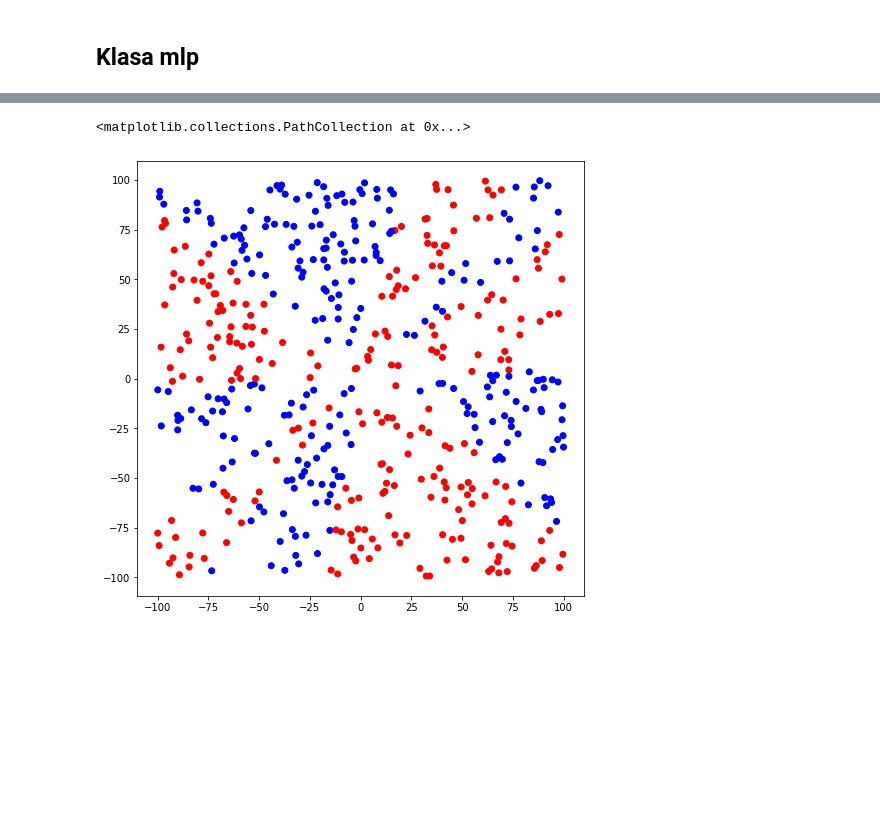
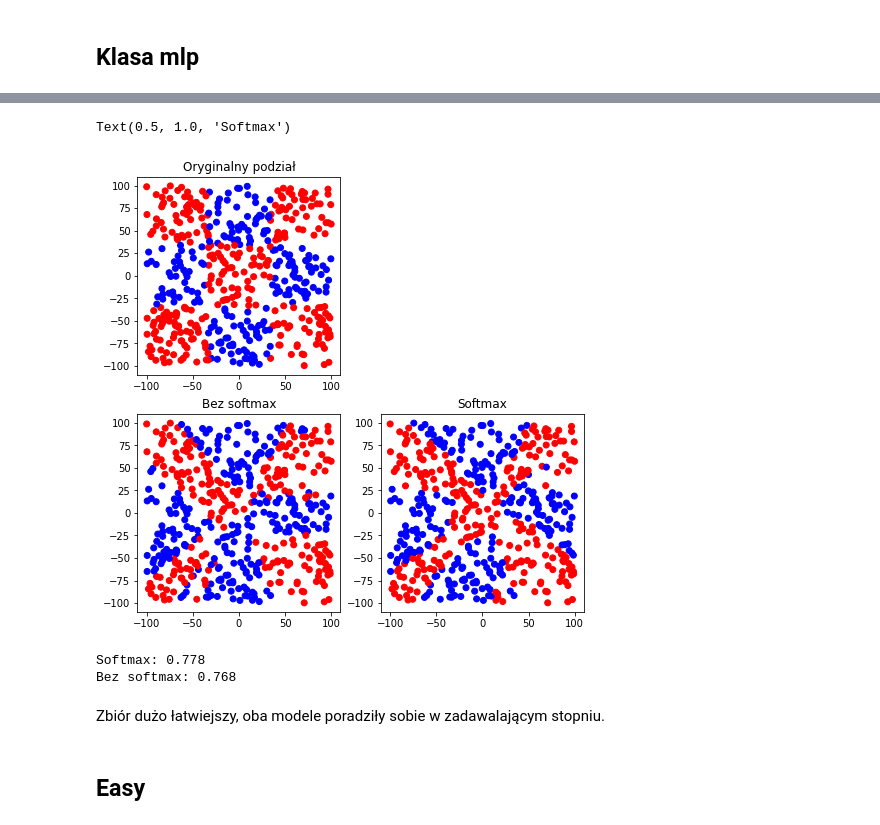
Before and after one commit to bartoszrozek/Metody-Inteligencji-Obliczeniowej, a Jupyter notebook: zadania/Lab4.ipynb, the cells around one changed output, grey strips where cells are left out. Drawn from its saved outputs; the diff is of its cells as text; code cells hidden in the pictures; blank space fills up the shorter version.

```diff
--- a/zadania/Lab4.ipynb
+++ b/zadania/Lab4.ipynb
@@ -219,3 +248,10 @@ plt.scatter(train_df['x'], train_df['y'], c=prob, cmap=matplotlib.colors.ListedC
 # %%
 train_df = pd.read_csv('mio_data/classification/xor3-training.csv')
 test_df = pd.read_csv('mio_data/classification/xor3-test.csv')
+
+x = np.asarray(train_df[['x', 'y']])
+x_test = np.asarray(test_df[['x', 'y']])
+c = np.asarray(train_df['c']).reshape(-1, 1)
+c_test = np.asarray(test_df['c']).reshape(-1, 1)
+
+encoded = to_categorical(c)
@@ -239,8 +258,40 @@ mlp.learn(x = x, y = p, alpha = 0.01, iterations = 100)
-# %%
-prob = mlp.classify(x)
-
-fig = plt.figure(figsize=(8,8))
-plt.scatter(train_df['x'], train_df['y'], c=prob, cmap=matplotlib.colors.ListedColormap(colors))
-# %% [output]
-<matplotlib.collections.PathCollection at 0x...>
-[figure, removed]
+# %%
+layers = [2, 20, 2]
+mlp = MLP(layers = layers, weights_biases = "Random",
+          activation_function = "sigmoid", softmax_method = False)
+
+mlp.learn(x = x, y = encoded, alpha = 0.01, iterations = 3000, method = "Momentum", var =0.5)
+
+mlp_softmax = MLP(layers = layers, weights_biases = "Random",
+          activation_function = "sigmoid", softmax_method = True)
+
+mlp_softmax.learn(x = x, y = encoded, alpha = 0.01, iterations = 3000, method = "Momentum", var =0.5)
+# %%
+colors = ['red','green','blue']
+
+fig = plt.figure(figsize=(8,8))
+
+plt.subplot(2, 2, 1)
+plt.scatter(test_df['x'], test_df['y'], c=test_df['c'], cmap=matplotlib.colors.ListedColormap(colors))
+plt.title('Oryginalny podział')
+
+plt.subplot(2, 2, 3)
+plt.scatter(test_df['x'], test_df['y'], c= mlp.classify(x_test), cmap=matplotlib.colors.ListedColormap(colors))
+plt.title('Bez softmax')
+
+plt.subplot(2, 2, 4)
+plt.scatter(test_df['x'], test_df['y'], c= mlp_softmax.classify(x_test), cmap=matplotlib.colors.ListedColormap(colors))
+plt.title('Softmax')
+# %% [output]
+Text(0.5, 1.0, 'Softmax')
+[figure, added]
+# %%
+print("Softmax:",accuracy_score(test_df['c'], mlp_softmax.classify(x_test)),
+"\nBez softmax:",accuracy_score(test_df['c'], mlp.classify(x_test)))
+# %% [output]
+Softmax: 0.778
+Bez softmax: 0.768
+# %% [markdown]
+Zbiór dużo łatwiejszy, oba modele poradziły sobie w zadawalającym stopniu.
+# %% [markdown]
+## Easy
```
Also changed, not shown: parts of 18 cells of this notebook.
